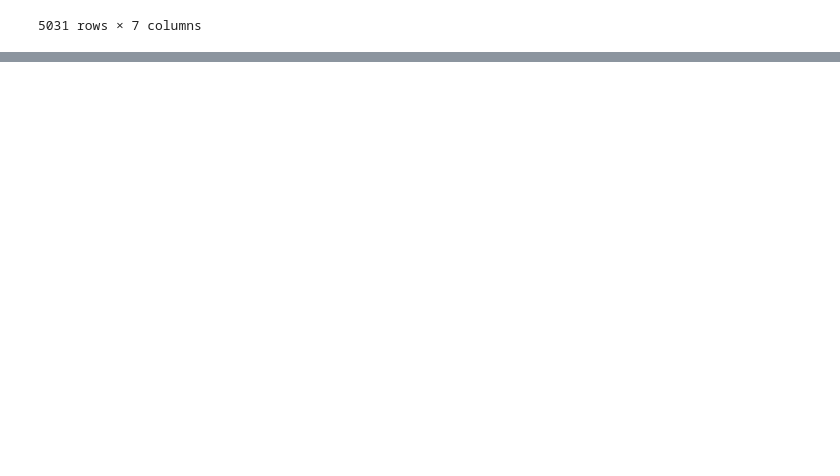
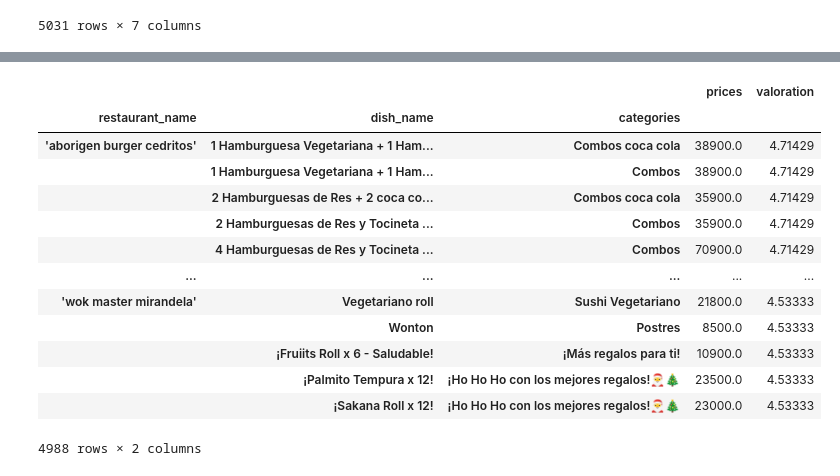
Before and after one commit to JuliXnCXm/scraper, a Jupyter notebook: notebooks/scraper_test.ipynb, the cells around one changed output, grey strips where cells are left out. Drawn from its saved outputs; the diff is of its cells as text; code cells hidden in the pictures; blank space fills up the shorter version.

Commit message:
indexing columns

```diff
--- a/notebooks/scraper_test.ipynb
+++ b/notebooks/scraper_test.ipynb
@@ -80,0 +69,2 @@ pd.read_csv('../data/transform/ifood.csv')
+# %%
+df= pd.read_csv('../data/transform/ifood.csv')
@@ -80,0 +91,17 @@ pd.read_csv('../data/transform/ifood.csv')
+# %%
+pd.pivot_table(df, index=['restaurant_name', 'dish_name', 'categories'])
+# %% [output]
+|  |  |  | prices | valoration |
+| restaurant_name | dish_name | categories |  |  |
+| 'aborigen burger cedritos' | 1 Hamburguesa Vegetariana + 1 Ham... | Combos coca cola | 38900.0 | 4.71429 |
+|  | 1 Hamburguesa Vegetariana + 1 Ham... | Combos | 38900.0 | 4.71429 |
+|  | 2 Hamburguesas de Res + 2 coca co... | Combos coca cola | 35900.0 | 4.71429 |
+|  | 2 Hamburguesas de Res y Tocineta ... | Combos | 35900.0 | 4.71429 |
+|  | 4 Hamburguesas de Res y Tocineta ... | Combos | 70900.0 | 4.71429 |
+| ... | ... | ... | ... | ... |
+| 'wok master mirandela' | Vegetariano roll | Sushi Vegetariano | 21800.0 | 4.53333 |
+|  | Wonton | Postres | 8500.0 | 4.53333 |
+|  | ¡Fruiits Roll x 6 - Saludable! | ¡Más regalos para ti! | 10900.0 | 4.53333 |
+|  | ¡Palmito Tempura x 12! | ¡Ho Ho Ho con los mejores regalos!🎅🎄 | 23500.0 | 4.53333 |
+|  | ¡Sakana Roll x 12! | ¡Ho Ho Ho con los mejores regalos!🎅🎄 | 23000.0 | 4.53333 |
+4988 rows × 2 columns
```
Also changed, not shown: parts of 4 cells of this notebook.
